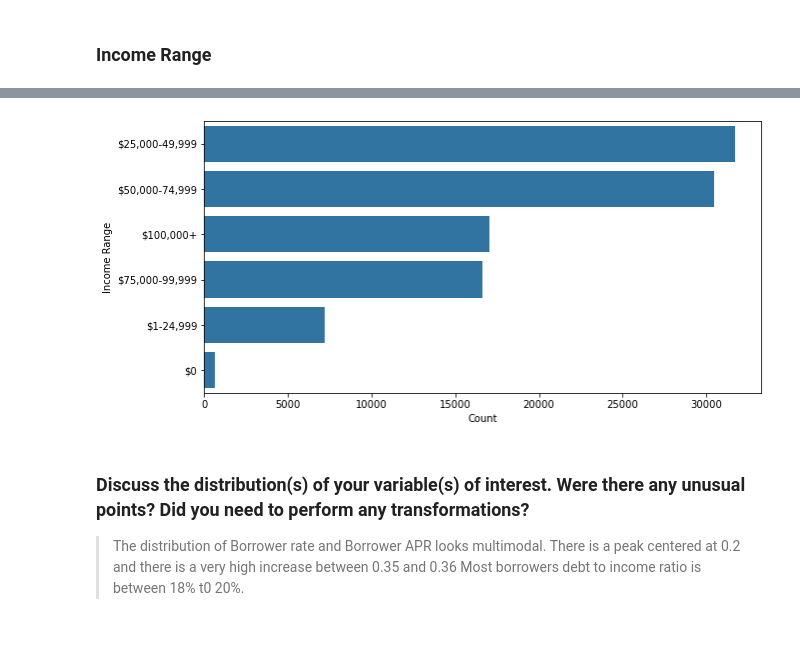
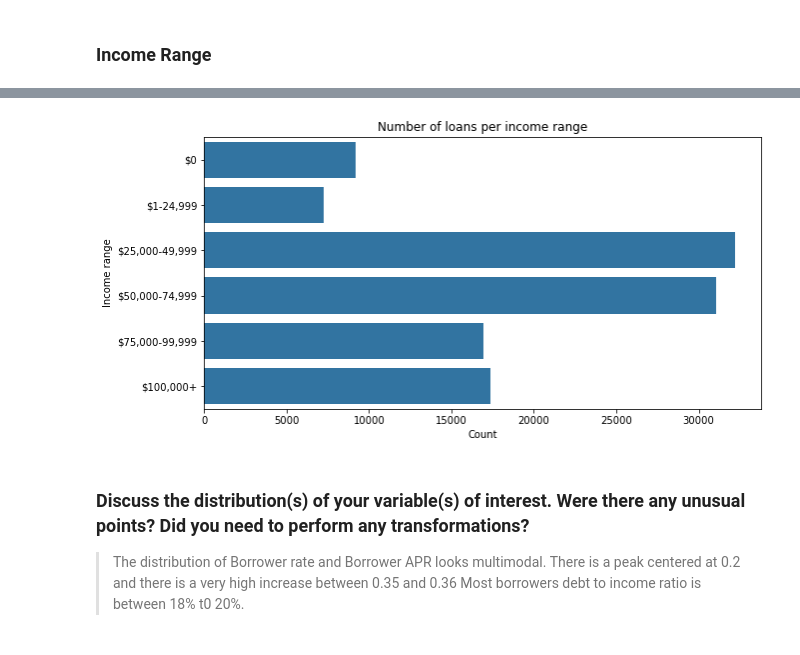
Before and after one commit to samwata/prosper_loan_data_analysis, a Jupyter notebook: Part_I_exploration_template.ipynb, the cells around one changed output, grey strips where cells are left out. Saved outputs shown, nothing was run; the diff lists cells and outputs as text; code cells hidden in the pictures.

```diff
--- a/Part_I_exploration_template.ipynb
+++ b/Part_I_exploration_template.ipynb
@@ -325,0 +298,6 @@ Name: HomeOwner, dtype: int64
+# %%
+#Function to define the chart labels
+def plotlabel(xlab,ylab,title):
+    plt.xlabel(xlab)
+    plt.ylabel(ylab)
+    plt.title(title)
@@ -325,0 +316,5 @@ Name: HomeOwner, dtype: int64
+# %%
+#make a copy of the final table from data cleaning to use in analysis
+loan_df=loan_df7.copy()
+#Check the value counts for home Owners
+loan_df['HomeOwner'].value_counts()
@@ -515,3 +500,0 @@ We can see that we have `Not employed` and `Not displayed` in the list of ranges
-# %%
-#Replace Not employed and Not displayed with $0
-loan_df["IncomeRange"].replace(["Not employed", "Not displayed"], "$0", inplace=True)
@@ -523,5 +501,5 @@ See the caveats in the documentation: https://pandas.pydata.org/pandas-docs/stab
 # %%
 # create categories
-categories = ['$100,000+', '$75,000-99,999', '$50,000-74,999', '$25,000-49,999', '$1-24,999', '$0']
+categories =  ["$0", "$1-24,999", "$25,000-49,999", "$50,000-74,999", "$75,000-99,999", "$100,000+"]
 var = pd.api.types.CategoricalDtype(ordered = True, categories = categories)
 loan_df['IncomeRange'] = loan_df['IncomeRange'].astype(var)
@@ -544,14 +516,13 @@ Name: IncomeRange, dtype: int64
 # %%
 # Plot the count of loans on each year
 plt.figure(figsize = [10, 5])
 type_counts = loan_df['IncomeRange'].value_counts()
 order = type_counts.index
 base_color = sns.color_palette()[0]
-sns.countplot(data=loan_df, y='IncomeRange', color=base_color, order=order)
-plt.xlabel('Count')
-plt.ylabel('Income Range');
+sns.countplot(data=loan_df, y='IncomeRange', color=base_color, order=categories)
+plotlabel('Count','Income range','Number of loans per income range');
 # %% [output]
-[figure, old version]
+[figure, new version]
 # %% [markdown]
 ### Discuss the distribution(s) of your variable(s) of interest. Were there any unusual points? Did you need to perform any transformations?
 
```
Also changed, not shown: parts of 70 cells of this notebook, 4 other files.
